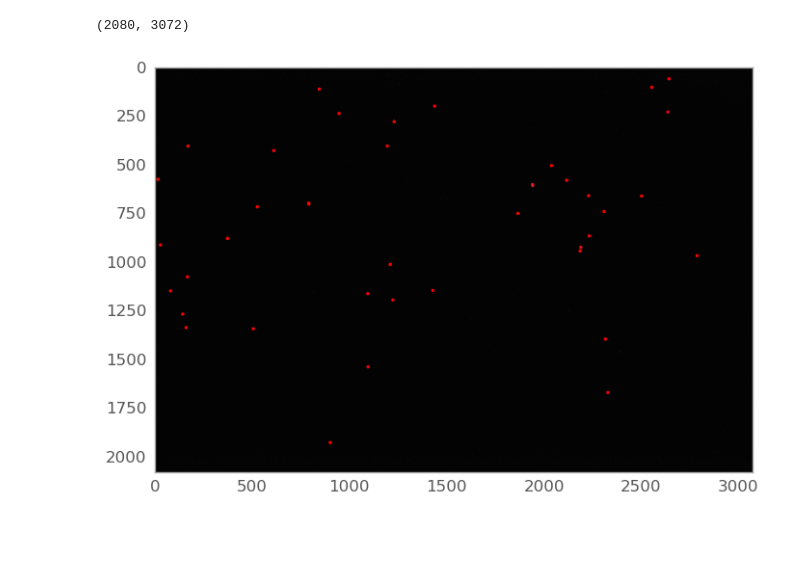
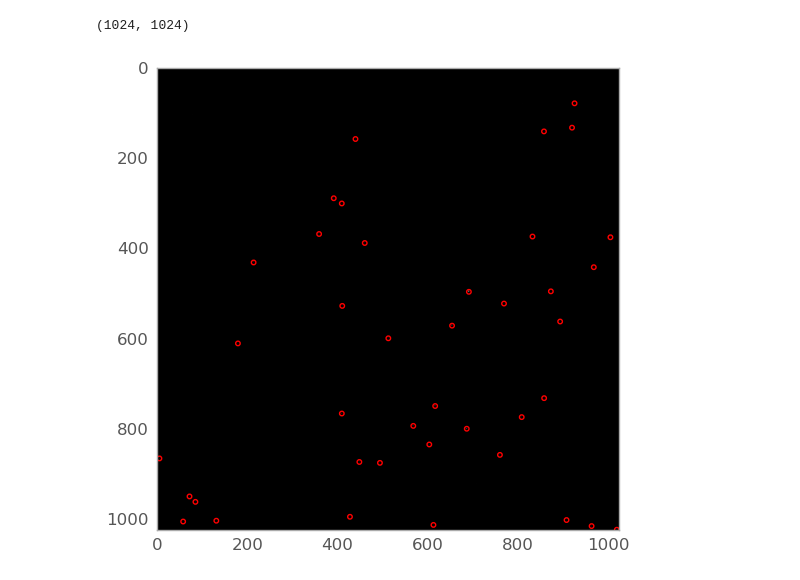
Before and after one commit to manauwar713/task-inspecity, a Jupyter notebook: notebooks/notebook.ipynb, the cells around one changed output. Cells and saved outputs as stored; diff of their text form; code cells hidden in the pictures; blank space fills up the shorter version.

```diff
--- a/notebooks/notebook.ipynb
+++ b/notebooks/notebook.ipynb
@@ -15,31 +15,32 @@ import numpy as np
 # %%
 sext1 = ascii.read('/home/alam/task/task-inspecity/source-ex/test.cat',format = 'sextractor')
 sext1.sort(['MAG_ISO'])
 sext2 = sext1[0:40]
 sextx = sext2['X_IMAGE']
 sexty = sext2['Y_IMAGE']
 sex_mag = sext2['MAG_ISO']
-sext_x = (sextx-1536)*0.27   # queda en mm centrada en (0,0)
-sext_y = (sexty-1040)*0.27
+sext_x = (sextx-512)*0.0027
+
+sext_y = ((1024-sexty)-512)*0.0027
 #hdul = fits.open('/home/alam/task/task-inspecity/source-ex/img-0001.fits')
 #image_data = hdul[0].data
 
 
 
-image_data = fits.getdata('/home/alam/task/task-inspecity/source-ex/img-0001.fits',ext = 0)
+image_data = fits.getdata('/home/alam/task/task-inspecity/source-ex/img_fits.fits',ext = 0)
 print(image_data.shape)
 plt.figure()
 plt.imshow(image_data,cmap = 'gray')
 plt.grid(False)
 
 for x_coord, y_coord in zip(sextx, sexty):
     circle = plt.Circle((x_coord, y_coord), radius=5, color='r', fill=False)
     plt.gca().add_patch(circle)
 
 plt.show()
 # %% [output]
-(2080, 3072)
+(1024, 1024)
-[figure, old version]
+[figure, new version]
 # %%
 sext1
 # %% [output]
```
Also changed, not shown: parts of 24 cells of this notebook, 8 other files.
